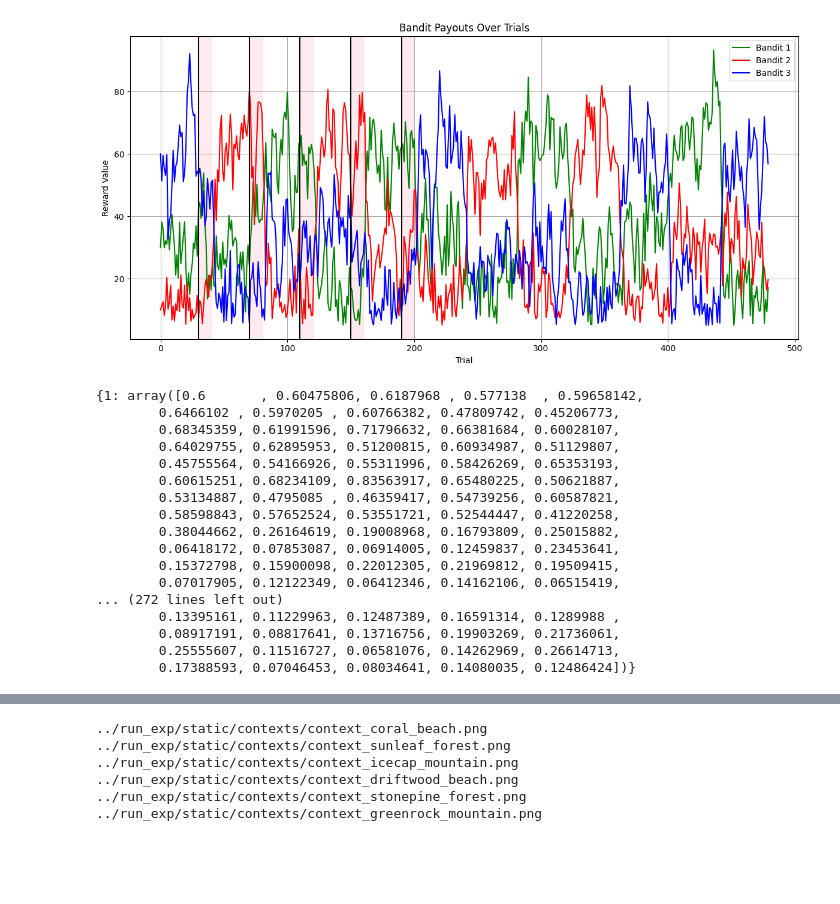
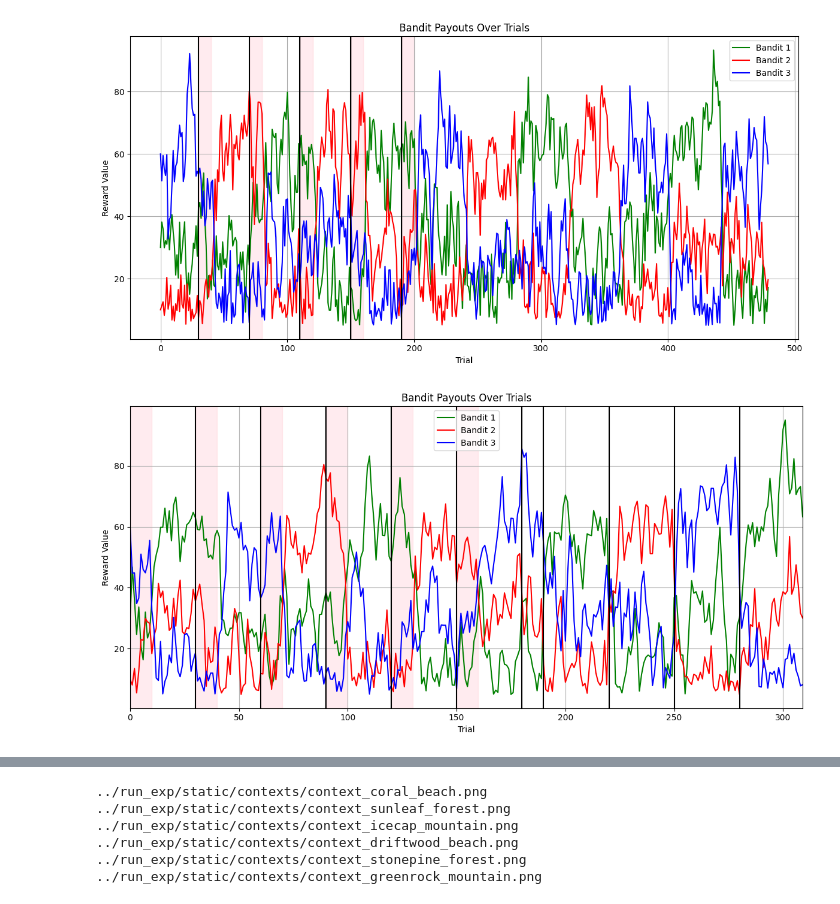
Before and after one commit to RohinPalsule/CB-PsychoPy, a Jupyter notebook: run_exp/test_payouts.ipynb, the cells around one changed output, grey strips where cells are left out. Cells and saved outputs as stored; diff of their text form; code cells hidden in the pictures; blank space fills up the shorter version.

Commit message:
adjusted payout notebook

```diff
--- a/run_exp/test_payouts.ipynb
+++ b/run_exp/test_payouts.ipynb
@@ -175,38 +175,46 @@ df.to_csv('/Users/rohinpalsule/Desktop/scaledpayout7.csv',index=False)
 # %%
 # Load the CSV file
 import pandas as pd
 payoutNum = np.random.randint(1,8)
-df = pd.read_csv(f'../run_exp/static/good_payouts/scaledpayout{payoutNum}.csv')  # Replace with your actual path
+df = pd.read_csv(f'/Users/rohinpalsule/Desktop/dmt-0958417638-probabilities.csv',header=None)  # Replace with your actual path
 
 # Convert to probability dict
 probabilities = {
-    1: df['Bandit_1'].to_numpy(),
-    2: df['Bandit_2'].to_numpy(),
-    3: df['Bandit_3'].to_numpy()
+    1: df[0].to_numpy(),
+    2: df[1].to_numpy(),
+    3: df[2].to_numpy()
 }
 
 # Not needed but in case needed
 payout = {
-    1: probabilities[1] / 0.01,
-    2: probabilities[2] / 0.01,
-    3: probabilities[3] / 0.01
+    0: probabilities[1] / 0.01,
+    1: probabilities[2] / 0.01,
+    2: probabilities[3] / 0.01
 }
-probabilities
+# Plotting
+plt.figure(figsize=(12, 6))
+
+# Plot each bandit's payout trajectory
+plt.plot(payout[0][0:], label='Bandit 1', color='green')
+plt.plot(payout[1][0:], label='Bandit 2', color='red')
+plt.plot(payout[2][0:], label='Bandit 3', color='blue')
+for d in [0,30, 60, 90, 120, 150]:
+    plt.axvspan(d,d+10, color='pink', alpha=0.3)
+    plt.axvline(d,color='black')
+plt.axvline(180,color='black')
+plt.axvline(190,color='black')
+plt.axvline(220,color='black')
+plt.axvline(250,color='black')
+plt.axvline(280,color='black')
+plt.axvline(310,color='black')
+# Formatting
+plt.xlabel('Trial')
+plt.ylabel('Reward Value')
+plt.title('Bandit Payouts Over Trials')
+plt.legend()
+plt.grid(True)
+plt.xlim(0,309)
+plt.tight_layout()
+plt.show()
 # %% [output]
-{1: array([0.6       , 0.60475806, 0.6187968 , 0.577138  , 0.59658142,
-        0.6466102 , 0.5970205 , 0.60766382, 0.47809742, 0.45206773,
-        0.68345359, 0.61991596, 0.71796632, 0.66381684, 0.60028107,
-        0.64029755, 0.62895953, 0.51200815, 0.60934987, 0.51129807,
-        0.45755564, 0.54166926, 0.55311996, 0.58426269, 0.65353193,
-        0.60615251, 0.68234109, 0.83563917, 0.65480225, 0.50621887,
-        0.53134887, 0.4795085 , 0.46359417, 0.54739256, 0.60587821,
-        0.58598843, 0.57652524, 0.53551721, 0.52544447, 0.41220258,
-        0.38044662, 0.26164619, 0.19008968, 0.16793809, 0.25015882,
-        0.06418172, 0.07853087, 0.06914005, 0.12459837, 0.23453641,
-        0.15372798, 0.15900098, 0.22012305, 0.21969812, 0.19509415,
-        0.07017905, 0.12122349, 0.06412346, 0.14162106, 0.06515419,
-... (272 lines left out)
-        0.13395161, 0.11229963, 0.12487389, 0.16591314, 0.1289988 ,
-        0.08917191, 0.08817641, 0.13716756, 0.19903269, 0.21736061,
-        0.25555607, 0.11516727, 0.06581076, 0.14262969, 0.26614713,
-        0.17388593, 0.07046453, 0.08034641, 0.14080035, 0.12486424])}
+[figure, added]
```
Also changed, not shown: parts of 4 cells of this notebook, 2 other files.
